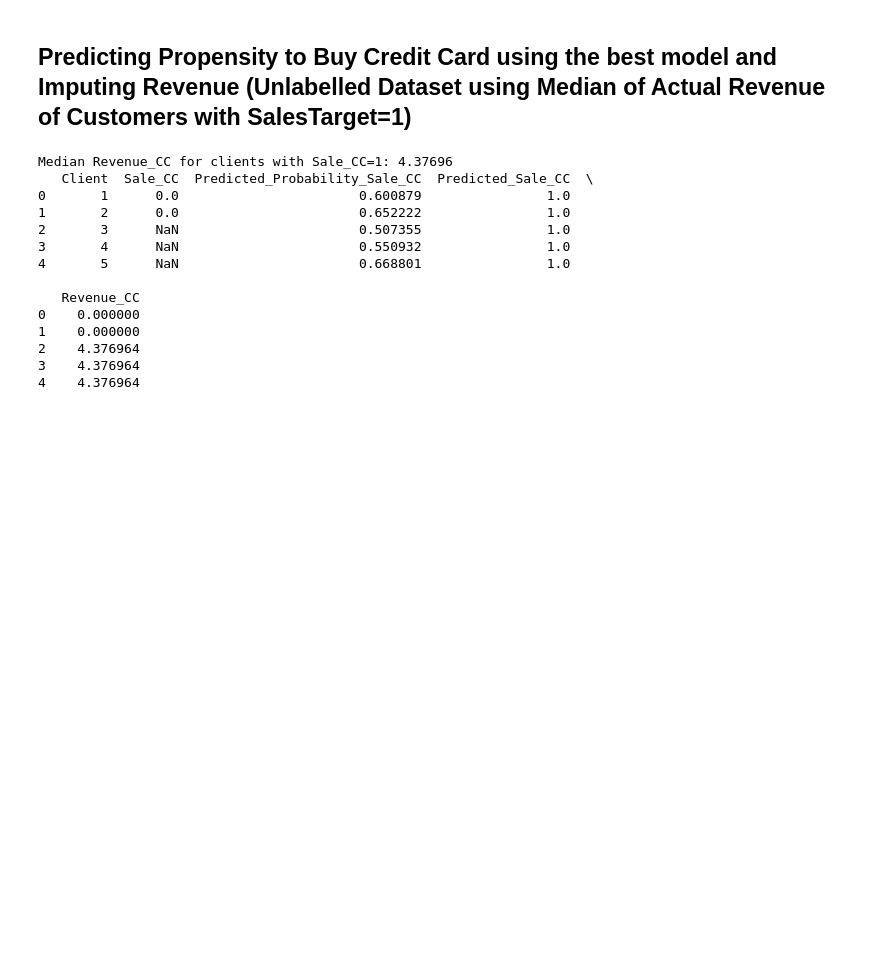
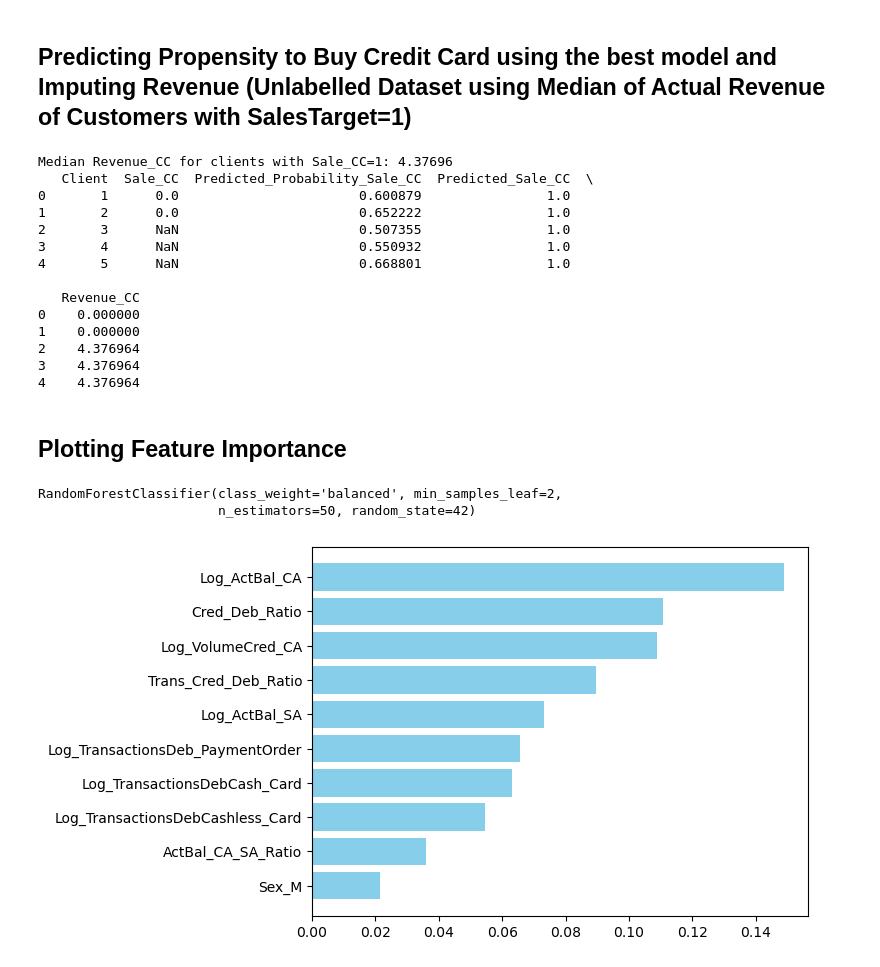
Before and after one commit to bhavyab324/case-study-bank, a Jupyter notebook: Code/03_Model_CreditCard.ipynb, the cells around one changed output. Drawn from its saved outputs; the diff is of its cells as text; code cells hidden in the pictures; blank space fills up the shorter version.

```diff
--- a/Code/03_Model_CreditCard.ipynb
+++ b/Code/03_Model_CreditCard.ipynb
@@ -394,3 +394,16 @@ Median Revenue_CC for clients with Sale_CC=1: 4.37696
 2    4.376964
 3    4.376964
 4    4.376964
+# %% [markdown]
+## Plotting Feature Importance
+# %%
+best_model
+# %% [output]
+RandomForestClassifier(class_weight='balanced', min_samples_leaf=2,
+                       n_estimators=50, random_state=42)
+# %%
+top_features = feature_importances.head(10)
+plt.barh(top_features['Feature'], top_features['Importance'], color='skyblue')
+plt.gca().invert_yaxis()
+# %% [output]
+[figure, added]
```
Also changed, not shown: parts of 1 cell of this notebook, 2 other files.
